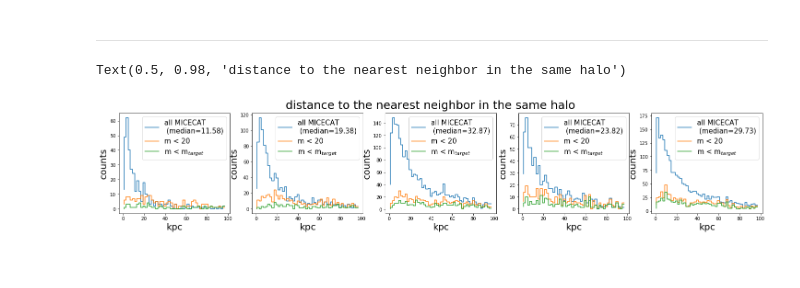
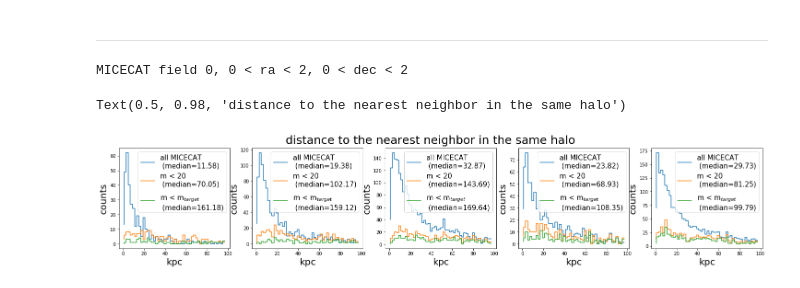
Before and after one commit to yuntingcheng/python_ciber, a Jupyter notebook: stack_modelfit/Untitled3.ipynb, the cells around one changed output. Drawn from its saved outputs; the diff is of its cells as text; code cells hidden in the pictures.

```diff
--- a/stack_modelfit/Untitled3.ipynb
+++ b/stack_modelfit/Untitled3.ipynb
@@ -221,58 +221,61 @@ with open('HSTimages/regions.reg','w') as f:
 # %%
 from micecat import *
 
 # df = get_micecat_df(0, add_Rvir=True)
 
+# data = {}
 fig, ax = plt.subplots(1, 5, figsize = (25,4))
 for ii,(im,M_min,M_max) in enumerate(zip([1,2,3,2,3],[-23,-23,-23,-22,-22],[-22,-22,-22,-21,-21])):
     m_min, m_max = magbindict['m_min'][im], magbindict['m_max'][im]
     dfi = df.loc[(df['I']>=m_min) & (df['I']<m_max) \
                    & (df['M_I']>=M_min) & (df['M_I']<M_max) & (df['lmhalo']<14)].copy()
     dfi['kpc_per_pix'] = cosmo.kpc_proper_per_arcmin(dfi['z_cgal']).value*7/60
     galids = np.array(dfi.index)
     haloids = dfi['unique_halo_id'].values
 
-    ds = []
-    dsm = []
-    dsb = []
-    for i in np.random.permutation(len(dfi)):
-        haloid, galid = haloids[i], galids[i]
-        x0, y0, I0, kpp = dfi[['x','y','I','kpc_per_pix']].loc[dfi.index==galid].values[0]
-        df1hi = df[(df['unique_halo_id']==haloid) & (df.index!=galid)].copy()
-        if len(df1hi)==0:
-            continue
-        dxs = np.array(df1hi[['x']] - x0).flatten()
-        dys = np.array(df1hi[['y']] - y0).flatten()
-        ds.append(min(np.sqrt(dxs**2 + dys**2))*kpp)
+#     ds = []
+#     dsm = []
+#     dsb = []
+#     for i in np.random.permutation(len(dfi)):
+#         haloid, galid = haloids[i], galids[i]
+#         x0, y0, I0, kpp = dfi[['x','y','I','kpc_per_pix']].loc[dfi.index==galid].values[0]
+#         df1hi = df[(df['unique_halo_id']==haloid) & (df.index!=galid)].copy()
+#         if len(df1hi)==0:
+#             continue
+#         dxs = np.array(df1hi[['x']] - x0).flatten()
+#         dys = np.array(df1hi[['y']] - y0).flatten()
+#         ds.append(min(np.sqrt(dxs**2 + dys**2))*kpp)
 
-        df1hi = df1hi[(df1hi['I']<20)].copy()
-        if len(df1hi)==0:
-            continue
-        dxs = np.array(df1hi[['x']] - x0).flatten()
-        dys = np.array(df1hi[['y']] - y0).flatten()
-        dsm.append(min(np.sqrt(dxs**2 + dys**2))*kpp)
+#         df1hi = df1hi[(df1hi['I']<20)].copy()
+#         if len(df1hi)==0:
+#             continue
+#         dxs = np.array(df1hi[['x']] - x0).flatten()
+#         dys = np.array(df1hi[['y']] - y0).flatten()
+#         dsm.append(min(np.sqrt(dxs**2 + dys**2))*kpp)
 
-        df1hi = df1hi[(df1hi['I']<I0)].copy()
-        if len(df1hi)==0:
-            continue
-        dxs = np.array(df1hi[['x']] - x0).flatten()
-        dys = np.array(df1hi[['y']] - y0).flatten()
-        dsb.append(min(np.sqrt(dxs**2 + dys**2))*kpp)
+#         df1hi = df1hi[(df1hi['I']<I0)].copy()
+#         if len(df1hi)==0:
+#             continue
+#         dxs = np.array(df1hi[['x']] - x0).flatten()
+#         dys = np.array(df1hi[['y']] - y0).flatten()
+#         dsb.append(min(np.sqrt(dxs**2 + dys**2))*kpp)
 
-    ds, dsm, dsb = np.array(ds), np.array(dsm), np.array(dsb)
+#     ds, dsm, dsb = np.array(ds), np.array(dsm), np.array(dsb)
+#     data[ii] = {'ds':ds,'dsm':dsm,'dsb':dsb}
 
     dbinedges = np.arange(0,100,2)
     dbins = (dbinedges[1:]+dbinedges[:-1])/2
     h = np.histogram(ds, bins=dbinedges)[0]
     hm = np.histogram(dsm, bins=dbinedges)[0]
     hb = np.histogram(dsb, bins=dbinedges)[0]
     ax[ii].step(dbins,h, label='all MICECAT \n (median=%.2f)'%(np.median(ds)))
-    ax[ii].step(dbins,hm, label='m < 20')
-    ax[ii].step(dbins,hb, label='m < m$_{target}$')
+    ax[ii].step(dbins,hm, label='m < 20 \n (median=%.2f)'%(np.median(dsm)))
+    ax[ii].step(dbins,hb, label='m < m$_{target}$ \n (median=%.2f)'%(np.median(dsb)))
     ax[ii].set_ylabel('counts', fontsize=20)
     ax[ii].set_xlabel('kpc', fontsize=20)
     ax[ii].legend(fontsize=15)
 fig.suptitle('distance to the nearest neighbor in the same halo',fontsize=25)
 # %% [output]
-Text(0.5, 0.98, 'distance to the nearest neighbor in the same halo')
+MICECAT field 0, 0 < ra < 2, 0 < dec < 2
+Text(0.5, 0.98, 'distance to the nearest neighbor in the same halo')
-[figure, old version]
+[figure, new version]
```
Also changed, not shown: parts of 2 cells of this notebook, 1 other file.
